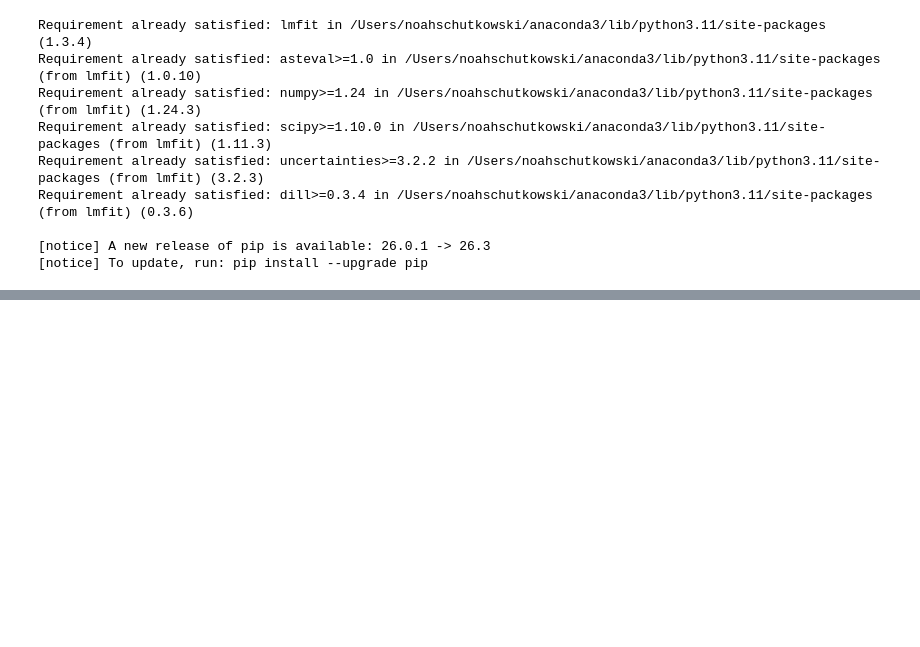
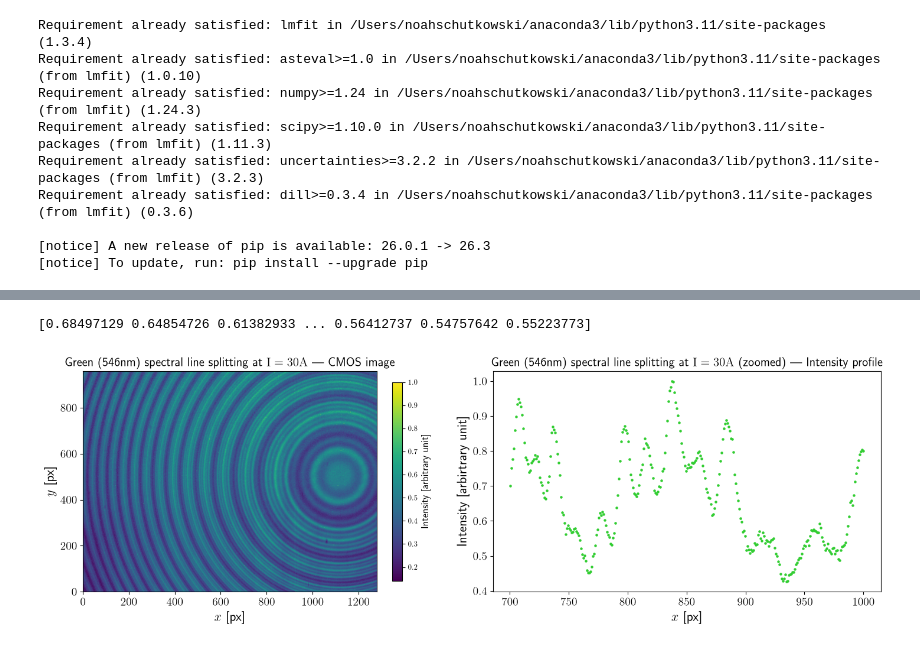
Before and after one commit to Omega3komma3/Zeeman-effect, a Jupyter notebook: Main_Green.ipynb, the cells around one changed output, grey strips where cells are left out. Saved outputs shown, nothing was run; the diff lists cells and outputs as text; code cells hidden in the pictures; blank space fills up the shorter version.

```diff
--- a/Main_Green.ipynb
+++ b/Main_Green.ipynb
@@ -1479,3 +1483,34 @@ x9_fits_dev.append(min(20,resultlor.params["x09"].stderr))
+# %%
+green_pol90 = "./Measurment Data/Green Line/Without Pol 30A.dat"
+green_pol90_image = read_image(green_pol90) - read_image(DarkFrame2)/10
+green_pol90_image[green_pol90_image < 100] = 0
+green_pol90_image = green_pol90_image / green_pol90_image.max()
+lineOut = image_line(green_pol90_image, 500, 15)
+lineOut_normal = lineOut / max(lineOut)
+
+
+
+
+fig, axes = plt.subplots(1, 2, figsize=(15, 5))
+gr_im=axes[0].imshow(green_pol90_image.T, cmap='viridis',origin='lower',aspect=1,vmax=1)
+cbar =fig.colorbar(gr_im, ax= axes[0],shrink=0.90,
+    pad=0.04)
+cbar.set_label("Intensity [arbitrary unit]",fontsize= 12)
+cbar.ax.tick_params(labelsize=9)
+axes[0].set_title(r"Green (546nm) spectral line splitting at $\mathrm{I} = 30 \mathrm{A}$ | CMOS image",fontsize=15)
+axes[0].set_xlabel(r"$x$ [px]")
+axes[0].set_ylabel(r"$y$ [px]")
+
+axes[1].scatter(np.linspace(0,len(lineOut),len(lineOut))[view[0]:view[1]],lineOut_normal[view[0]:view[1]], color="limegreen",s=5)
+axes[1].set_title(r"Green (546nm) spectral line splitting at $\mathrm{I} = 30 \mathrm{A}$ (zoomed) | Intensity profile",fontsize=15)
+axes[1].set_xlabel(r"$x$ [px]")
+axes[1].set_ylabel("Intensity [arbirtrary unit]")
+#fig.savefig('green_qualitative.png')
+plt.tight_layout()
+plt.show()
+# %% [output]
+[0.68497129 0.64854726 0.61382933 ... 0.56412737 0.54757642 0.55223773]
+[figure, added]
 # %%
 #written with Chatgpt to condese the plotting
 def fit_energies_against_reference(
```
Also changed, not shown: parts of 10 cells of this notebook, 5 other files.
